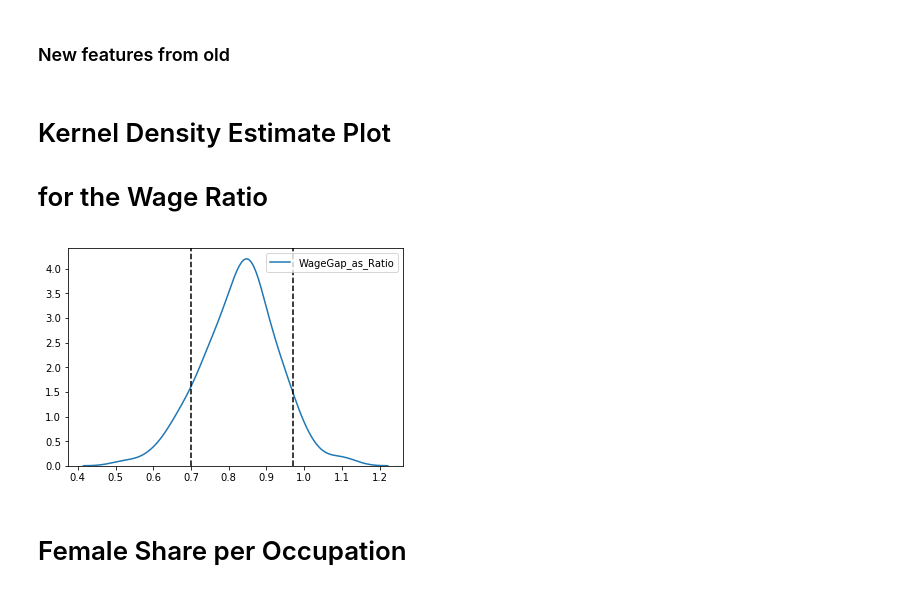
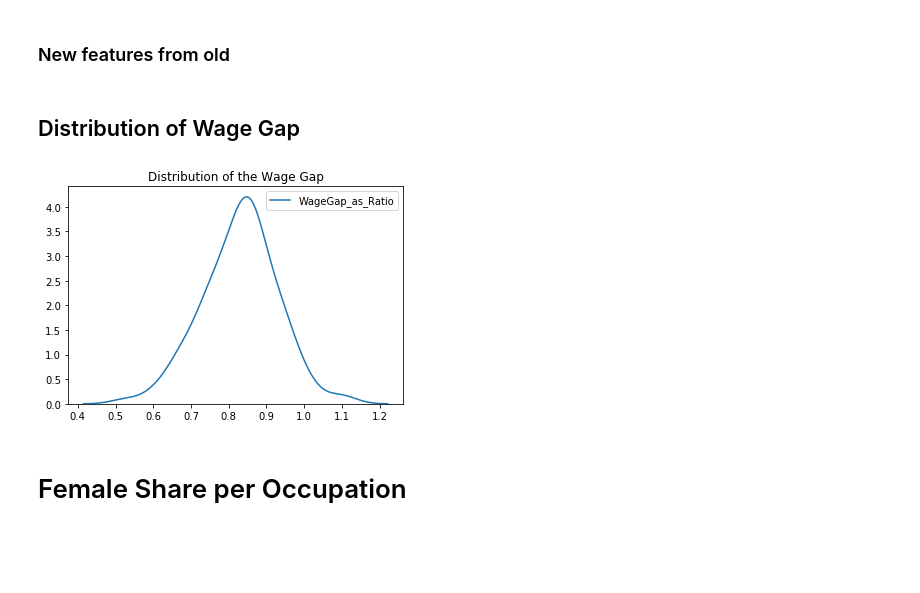
Before and after one commit to Schmidt8181/CapstoneProject, a Jupyter notebook: CapstoneProject.ipynb, the cells around one changed output. Saved outputs shown, nothing was run; the diff lists cells and outputs as text; code cells hidden in the pictures; blank space fills up the shorter version.

```diff
--- a/CapstoneProject.ipynb
+++ b/CapstoneProject.ipynb
@@ -220,16 +220,14 @@ cleanedgenderwage['Significant_wage_gap'] = np.where(cleanedgenderwage['WageGap_
 
 cleanedgenderwage['F_share'] = cleanedgenderwage['F_workers'] / cleanedgenderwage['All_workers']
 cleanedgenderwage['Male_Dominated'] = np.where(cleanedgenderwage['F_share'] > .45, 0, 1)
-# %% [markdown]
-# Kernel Density Estimate Plot
-# for the Wage Ratio
+# %% [markdown]
+## Distribution of Wage Gap
 # %%
 sns.kdeplot(data=cleanedgenderwage['WageGap_as_Ratio'])
-plt.axvline(x=.7, color='black', linestyle='--')
-plt.axvline(x=.97, color='black', linestyle='--')
+plt.title('Distribution of the Wage Gap')
 plt.show()
 # %% [output]
-[figure, old version]
+[figure, new version]
 # %% [markdown]
 # Female Share per Occupation
 # %%
```
Also changed, not shown: parts of 8 cells of this notebook, 1 other file.
